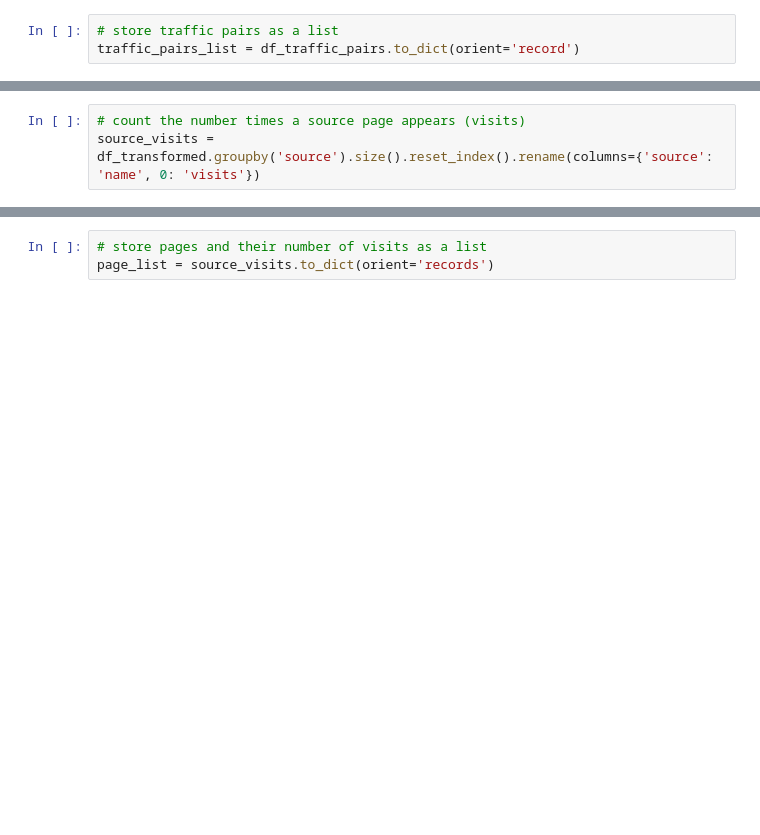
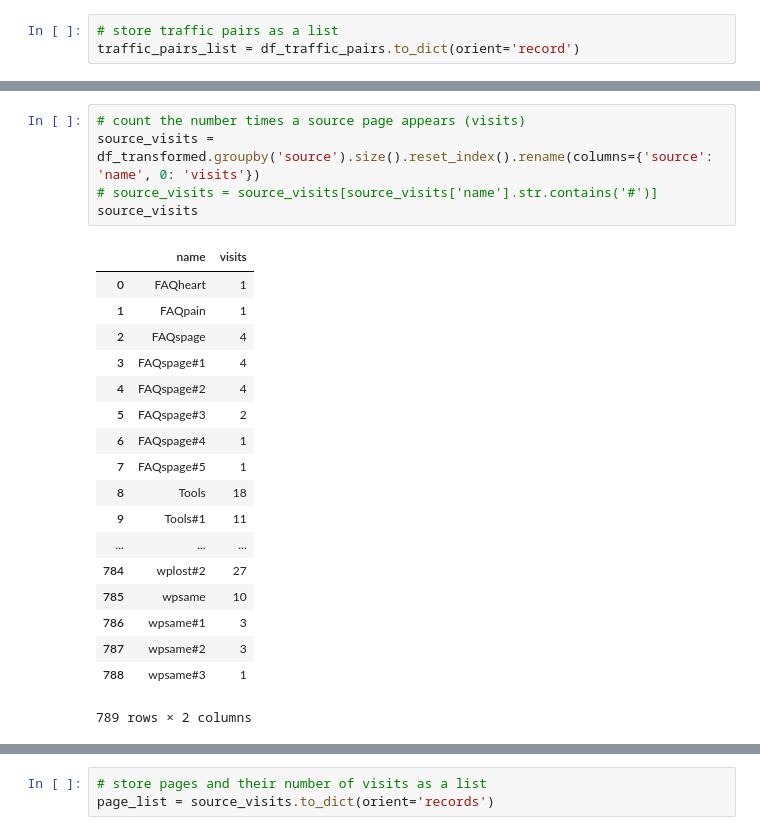
Before and after one commit to andreaseliasson/power-data-cleaning, a Jupyter notebook: eda.ipynb, the cells around one changed output, grey strips where cells are left out. Drawn from its saved outputs; the diff is of its cells as text; blank space fills up the shorter version.

```diff
--- a/eda.ipynb
+++ b/eda.ipynb
@@ -38,3 +137,24 @@ traffic_pairs_list = df_traffic_pairs.to_dict(orient='record')
 # %%
 # count the number times a source page appears (visits)
 source_visits = df_transformed.groupby('source').size().reset_index().rename(columns={'source': 'name', 0: 'visits'})
+# source_visits = source_visits[source_visits['name'].str.contains('#')]
+source_visits
+# %% [output]
+|  | name | visits |
+| 0 | FAQheart | 1 |
+| 1 | FAQpain | 1 |
+| 2 | FAQspage | 4 |
+| 3 | FAQspage#1 | 4 |
+| 4 | FAQspage#2 | 4 |
+| 5 | FAQspage#3 | 2 |
+| 6 | FAQspage#4 | 1 |
+| 7 | FAQspage#5 | 1 |
+| 8 | Tools | 18 |
+| 9 | Tools#1 | 11 |
+| ... | ... | ... |
+| 784 | wplost#2 | 27 |
+| 785 | wpsame | 10 |
+| 786 | wpsame#1 | 3 |
+| 787 | wpsame#2 | 3 |
+| 788 | wpsame#3 | 1 |
+789 rows × 2 columns
```
Also changed, not shown: parts of 19 cells of this notebook.
